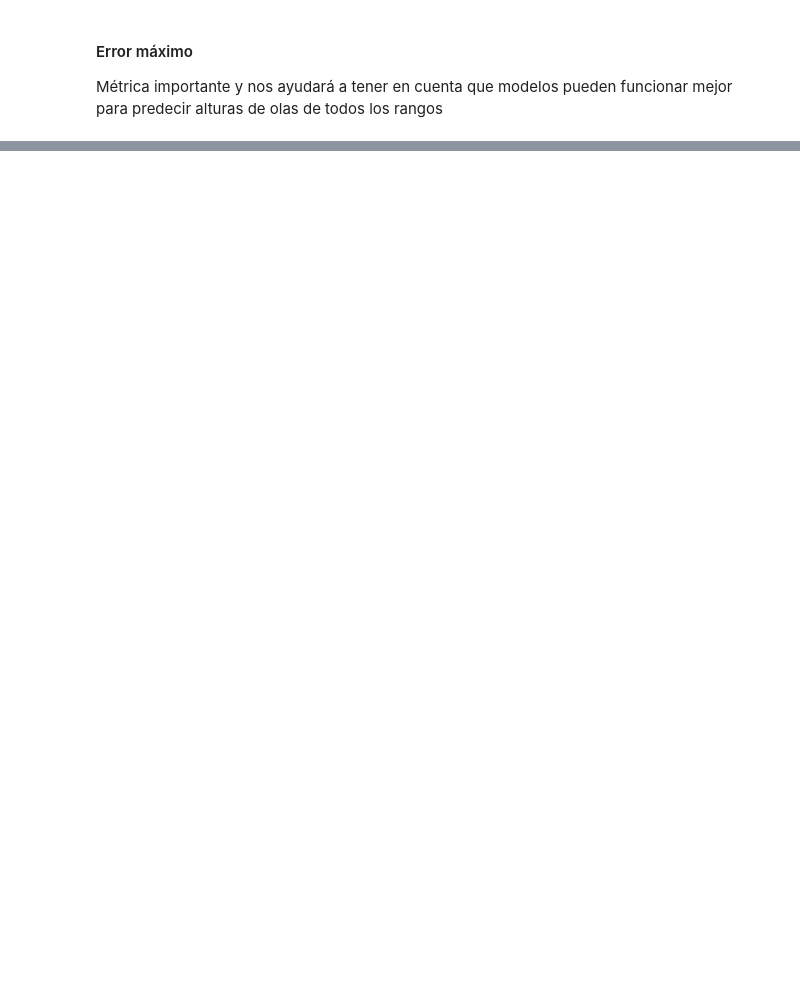
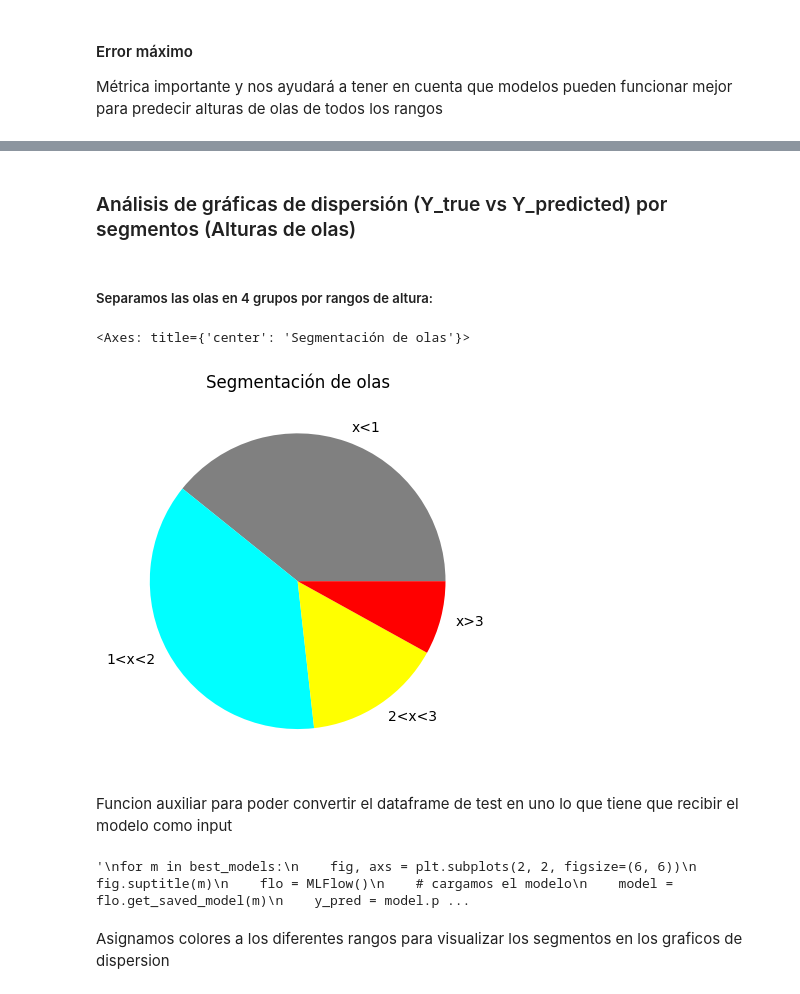
Before and after one commit to MarioBaldocchi/PD, a Jupyter notebook: modelos/evaluacion/evaluacion-lineales.ipynb, the cells around one changed output, grey strips where cells are left out. Cells and saved outputs as stored; diff of their text form; code cells hidden in the pictures; blank space fills up the shorter version.

```diff
--- a/modelos/evaluacion/evaluacion-lineales.ipynb
+++ b/modelos/evaluacion/evaluacion-lineales.ipynb
@@ -153,0 +166,25 @@ Tras el analisis detallado de las métricas y comparaciones entre varios modelos
+# %% [markdown]
+### Análisis de gráficas de dispersión (Y_true vs Y_predicted) por segmentos (Alturas de olas)
+# %%
+# Para el modelo con todas las variables
+X_train, X_test, y_train, y_test = sep_train_test()
+# %% [markdown]
+##### Separamos las olas en 4 grupos por rangos de altura:
+# %%
+def class_ola(ola):
+    if (ola < 1):
+        return "x<1"
+    if (ola < 2):
+        return "1<x<2"
+    if (ola < 3):
+        return "2<x<3"
+    else:
+        return "x>3"
+# %%
+ola_clas = y_test.map(class_ola)
+ola_clas.value_counts().plot(kind='pie', label='', title='Segmentación de olas', colors=['gray', "aqua", "yellow", "red"])
+# %% [output]
+<Axes: title={'center': 'Segmentación de olas'}>
+[figure, added]
+# %% [markdown]
+Funcion auxiliar para poder convertir el dataframe de test en uno lo que tiene que recibir el modelo como input
@@ -153,0 +218,22 @@ Tras el analisis detallado de las métricas y comparaciones entre varios modelos
+# %%
+'''
+for m in best_models:
+    fig, axs = plt.subplots(2, 2, figsize=(6, 6))
+    fig.suptitle(m)
+    flo = MLFlow()
+    # cargamos el modelo
+    model = flo.get_saved_model(m)
+    y_pred = model.predict(to_model_input(X_train, X_test, m))
+    olas_err = pd.DataFrame({"ola": ola_clas, "error": y_pred - y_test})
+    for i, o in enumerate(['x<1', '1<x<2', '2<x<3', 'x>3']):
+        ax = axs[i//2, i%2]
+        ax.hist(olas_err[olas_err["ola"] == o].error, density=True)
+        ax.set_title(o)
+        ax.legend()
+        #ax.set_xticks(np.linspace(-3, 5, 9))
+        #ax.set_yticks(np.linspace(0, 2, 11))
+'''
+# %% [output]
+'\nfor m in best_models:\n    fig, axs = plt.subplots(2, 2, figsize=(6, 6))\n    fig.suptitle(m)\n    flo = MLFlow()\n    # cargamos el modelo\n    model = flo.get_saved_model(m)\n    y_pred = model.p ...
+# %% [markdown]
+Asignamos colores a los diferentes rangos para visualizar los segmentos en los graficos de dispersion
```
Also changed, not shown: parts of 27 cells of this notebook, 3 other files.
